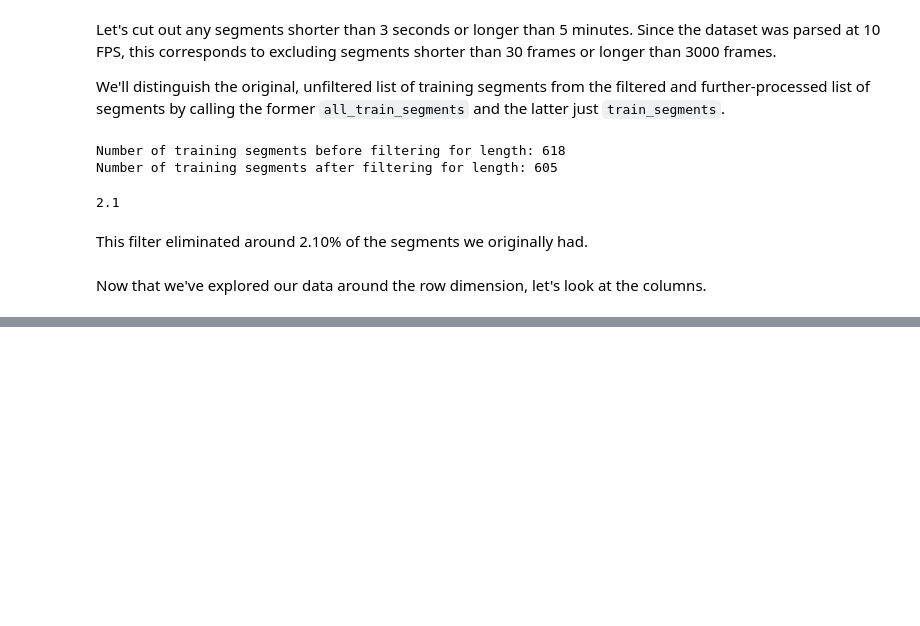
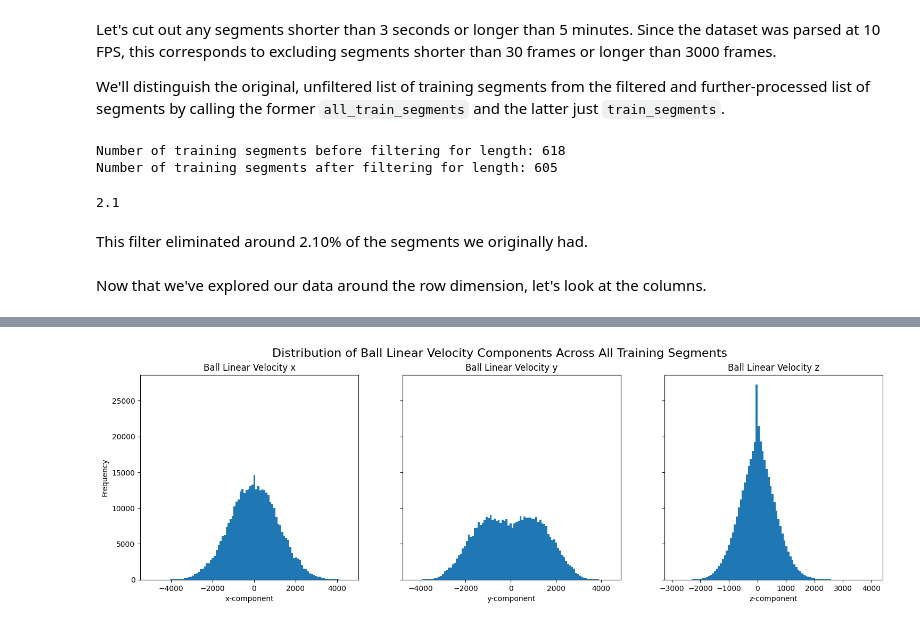
Before and after one commit to darmendariz/impulse, a Jupyter notebook: impulse/notebooks/eda/segments/01_initial.ipynb, the cells around one changed output, grey strips where cells are left out. Cells and saved outputs as stored; diff of their text form; code cells hidden in the pictures; blank space fills up the shorter version.

```diff
--- a/impulse/notebooks/eda/segments/01_initial.ipynb
+++ b/impulse/notebooks/eda/segments/01_initial.ipynb
@@ -86,0 +177,21 @@ for seg in train_segments:
+# %%
+ball_linvel_all_segments = ball_frames_all_segments[ball_cols_dict['linear_velocity']]
+
+fig, (ax1, ax2, ax3) = plt.subplots(1, 3, figsize=(18, 5), sharey=True)
+ax1.hist(ball_linvel_all_segments[ball_cols_dict['linear_velocity'][0]], bins=100)
+ax1.set_xlabel('x-component')
+ax1.set_ylabel('Frequency')
+ax1.set_title('Ball Linear Velocity x')
+
+ax2.hist(ball_linvel_all_segments[ball_cols_dict['linear_velocity'][1]], bins=100)
+ax2.set_xlabel('y-component')
+ax2.set_title('Ball Linear Velocity y')
+
+ax3.hist(ball_linvel_all_segments[ball_cols_dict['linear_velocity'][2]], bins=100)
+ax3.set_xlabel('z-component')
+ax3.set_title('Ball Linear Velocity z')
+
+fig.suptitle('Distribution of Ball Linear Velocity Components Across All Training Segments', fontsize=16)
+plt.show()
+# %% [output]
+[figure, added]
```
Also changed, not shown: parts of 11 cells of this notebook.
